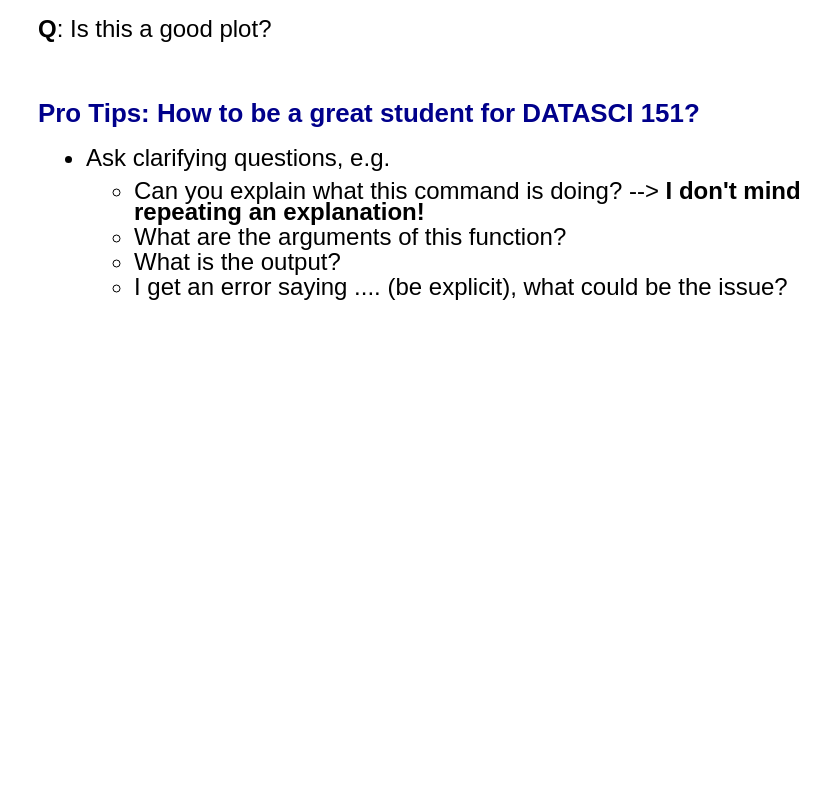
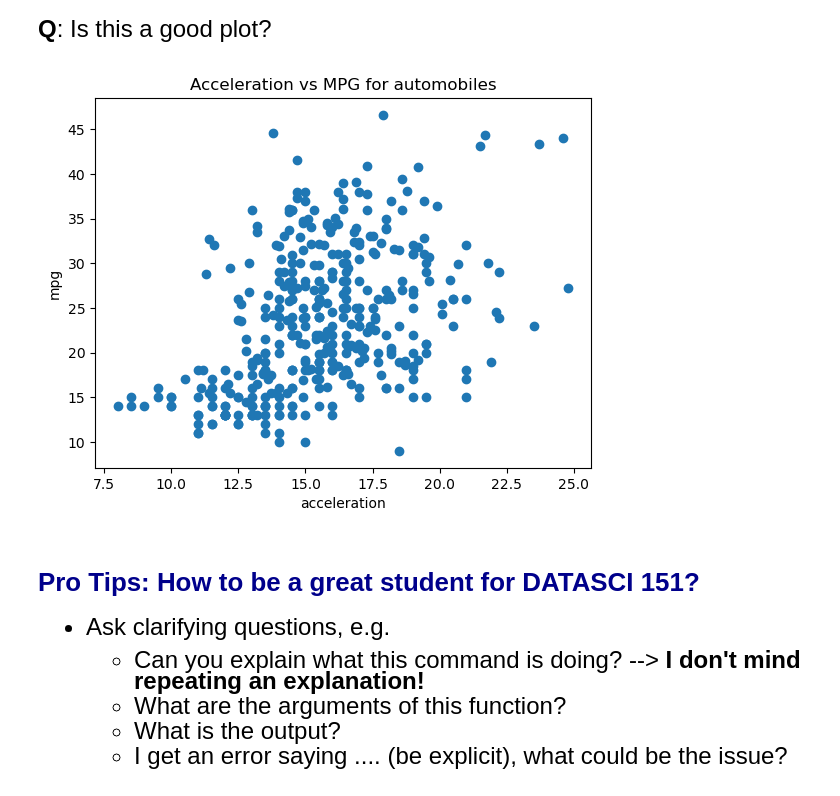
Before and after one commit to tavishikapoor07/datasci151spring2026, a Jupyter notebook: lecture_02/lecture_02 copy.ipynb, the cells around one changed output. Drawn from its saved outputs; the diff is of its cells as text; code cells hidden in the pictures; blank space fills up the shorter version.

```diff
--- a/lecture_02/lecture_02 copy.ipynb
+++ b/lecture_02/lecture_02 copy.ipynb
@@ -376,3 +385,13 @@ plt.show()
+# %%
+# Try another scatter plot with x = "acceleration"
+
+plt.scatter(x = carfeatures['acceleration'], y= carfeatures['mpg'])
+plt.xlabel('acceleration')
+plt.ylabel('mpg')
+plt.title("Acceleration vs MPG for automobiles")
+plt.show()
+# %% [output]
+[figure, added]
 # %% [markdown]
 
 
```
Also changed, not shown: parts of 2 cells of this notebook, 7 other files.
